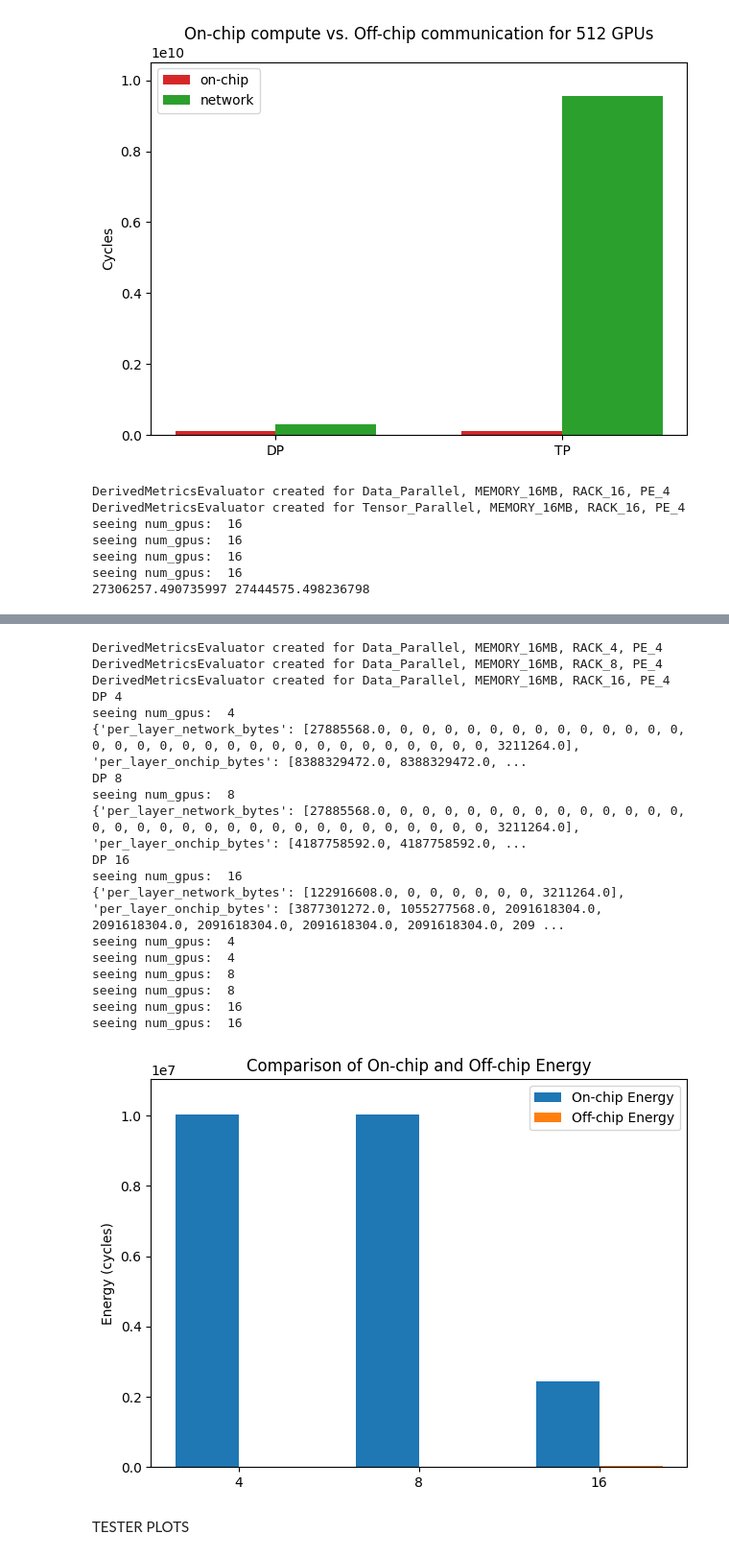
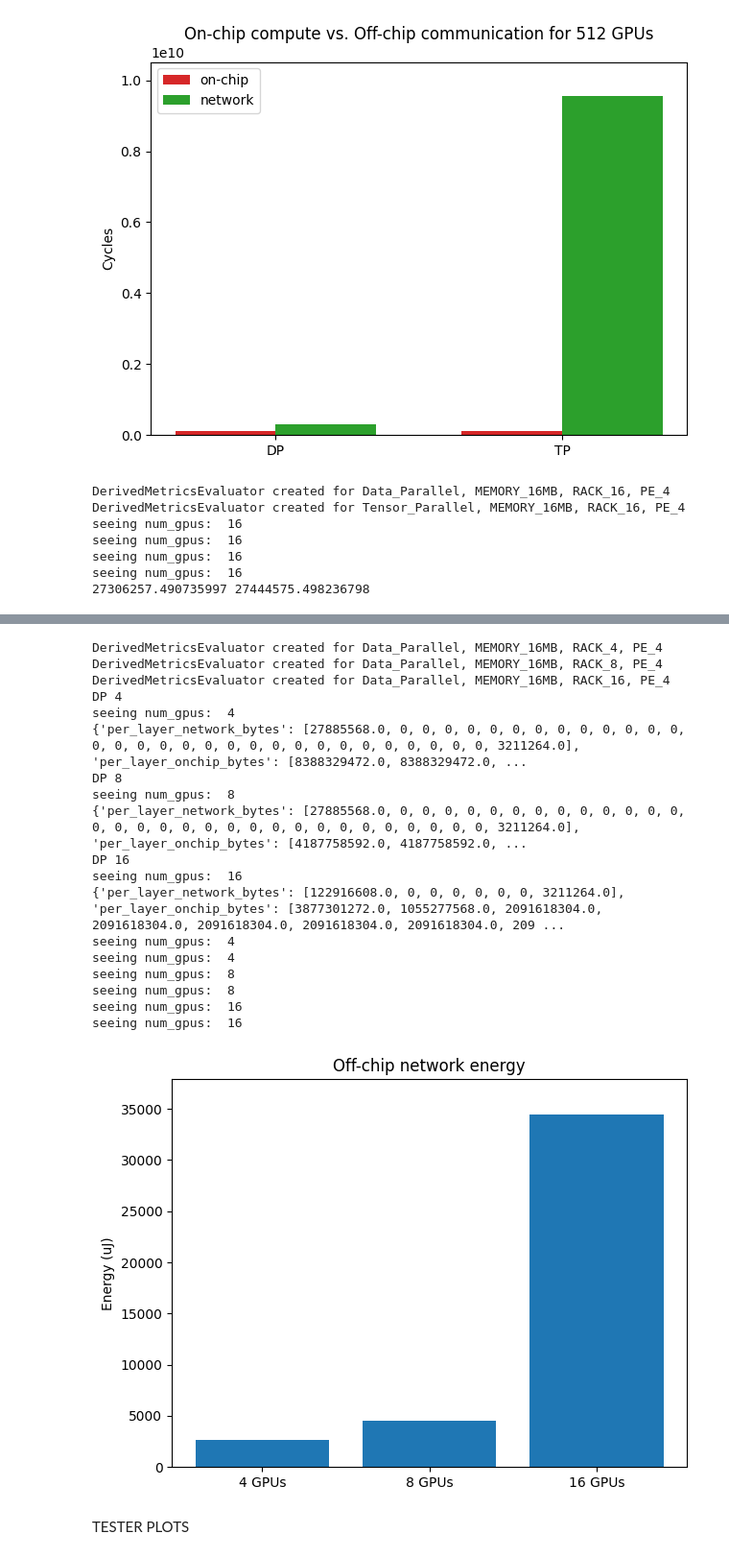
Before and after one commit to feadebekun2/6.593-final, a Jupyter notebook: workspace/results_analysis.ipynb, the cells around one changed output, grey strips where cells are left out. Shown: that part at 96% size. Cells and saved outputs as stored; diff of their text form; code cells hidden in the pictures.

```diff
--- a/workspace/results_analysis.ipynb
+++ b/workspace/results_analysis.ipynb
@@ -574,47 +543,56 @@ dp_on_chip_energy16 = dp_estimator16.derive_total_ring_results()["total_onchip_e
 dp_off_chip_energy16 = dp_estimator16.derive_total_ring_results()["total_network_energy"]
 
 # Grouped bar plot for on-chip and off-chip energy comparison
-plot_grouped_bar_chart(
-    x_labels=["4", "8", "16"],
-    series_1=[dp_on_chip_energy4, dp_on_chip_energy8, dp_on_chip_energy16],
-    series_2=[dp_off_chip_energy4, dp_off_chip_energy8, dp_off_chip_energy16],
-    series_labels=("On-chip Energy", "Off-chip Energy"),
-    colors=("tab:blue", "tab:orange"),
-    chart_title="Comparison of On-chip and Off-chip Energy",
-    y_axis_title="Energy (cycles)",
-    use_scientific=True
+
+plot_three_bar_chart(
+    ["4 GPUs", "8 GPUs", "16 GPUs"],
+    [dp_off_chip_energy4, dp_off_chip_energy8, dp_off_chip_energy16],
+    "Off-chip network energy",
+    "Energy (uJ)"
 )
+
+
+# plot_grouped_bar_chart(
+#     x_labels=["4", "8", "16"],
+#     series_1=[dp_on_chip_energy4, dp_on_chip_energy8, dp_on_chip_energy16],
+#     series_2=[dp_off_chip_energy4, dp_off_chip_energy8, dp_off_chip_energy16],
+#     series_labels=("On-chip Energy", "Off-chip Energy"),
+#     colors=("tab:blue", "tab:orange"),
+#     chart_title="Comparison of On-chip and Off-chip Energy",
+#     y_axis_title="Energy (cycles)",
+#     use_scientific=True
+# )
 #For small GPUs, on-chip dominates.
 # There are a ton more data movement for on chip but each mvoement is 0.14
 # each network send is 128
 # %% [output]
 DerivedMetricsEvaluator created for Data_Parallel, MEMORY_16MB, RACK_16, PE_4
 DerivedMetricsEvaluator created for Tensor_Parallel, MEMORY_16MB, RACK_16, PE_4
 seeing num_gpus:  16
 seeing num_gpus:  16
 seeing num_gpus:  16
 seeing num_gpus:  16
 27306257.490735997 27444575.498236798
 [figure]
 DerivedMetricsEvaluator created for Data_Parallel, MEMORY_16MB, RACK_4, PE_4
 DerivedMetricsEvaluator created for Data_Parallel, MEMORY_16MB, RACK_8, PE_4
 DerivedMetricsEvaluator created for Data_Parallel, MEMORY_16MB, RACK_16, PE_4
 DP 4
 seeing num_gpus:  4
 {'per_layer_network_bytes': [27885568.0, 0, 0, 0, 0, 0, 0, 0, 0, 0, 0, 0, 0, 0, 0, 0, 0, 0, 0, 0, 0, 0, 0, 0, 0, 0, 0, 0, 0, 0, 0, 0, 3211264.0], 'per_layer_onchip_bytes': [8388329472.0, 8388329472.0, ...
 DP 8
 seeing num_gpus:  8
 {'per_layer_network_bytes': [27885568.0, 0, 0, 0, 0, 0, 0, 0, 0, 0, 0, 0, 0, 0, 0, 0, 0, 0, 0, 0, 0, 0, 0, 0, 0, 0, 0, 0, 0, 0, 0, 0, 3211264.0], 'per_layer_onchip_bytes': [4187758592.0, 4187758592.0, ...
 DP 16
 seeing num_gpus:  16
 {'per_layer_network_bytes': [122916608.0, 0, 0, 0, 0, 0, 0, 3211264.0], 'per_layer_onchip_bytes': [3877301272.0, 1055277568.0, 2091618304.0, 2091618304.0, 2091618304.0, 2091618304.0, 2091618304.0, 209 ...
 seeing num_gpus:  4
 seeing num_gpus:  4
 seeing num_gpus:  8
 seeing num_gpus:  8
 seeing num_gpus:  16
 seeing num_gpus:  16
-[figure, old version]
+[figure, new version]
 # %% [markdown]
 TESTER PLOTS
 # %%
```
Also changed, not shown: parts of 1 cell of this notebook, 2 other files.
